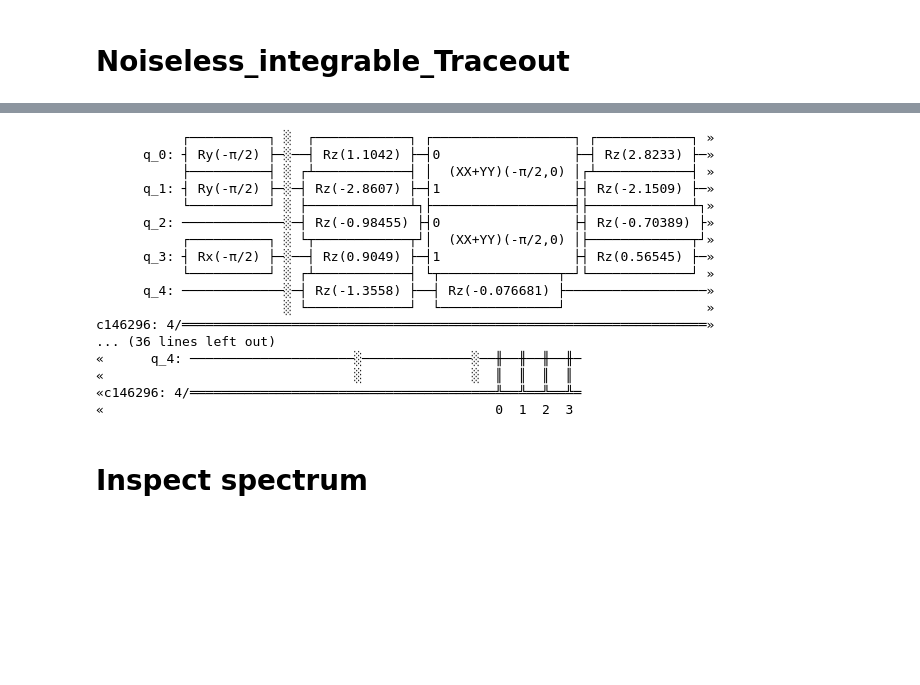
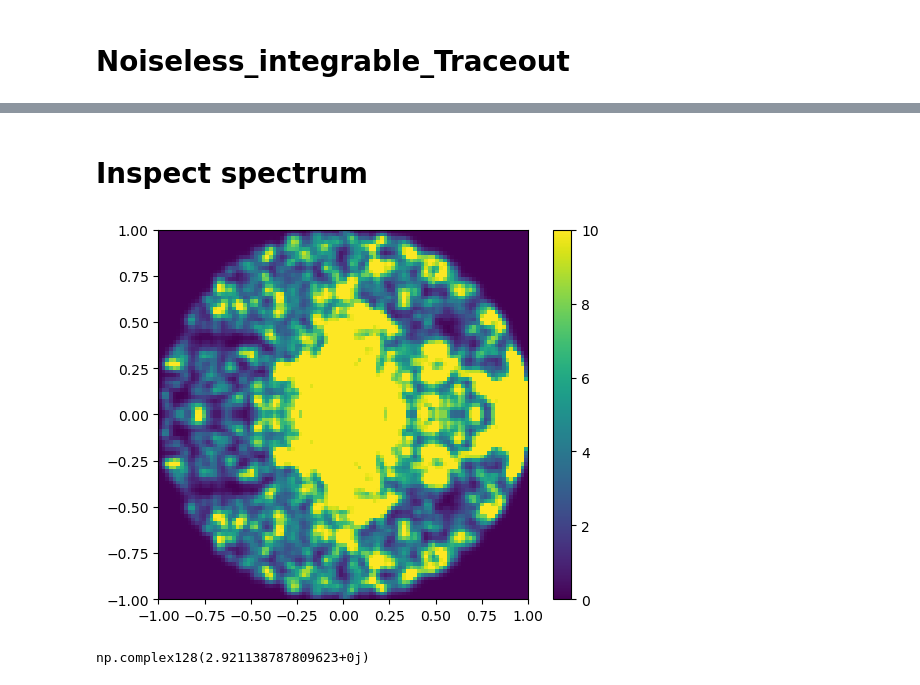
Before and after one commit to KristianWold/eddqc, a Jupyter notebook: analysis/experiments/tomography_addendum/test.ipynb, the cells around one changed output, grey strips where cells are left out. Drawn from its saved outputs; the diff is of its cells as text; code cells hidden in the pictures; blank space fills up the shorter version.

```diff
--- a/analysis/experiments/tomography_addendum/test.ipynb
+++ b/analysis/experiments/tomography_addendum/test.ipynb
@@ -102,23 +30,3 @@ for i in range(reps):
-# %%
-print(circuit_map_list[0])
-# %% [output]
-           ┌──────────┐ ░  ┌────────────┐ ┌──────────────────┐ ┌────────────┐ »
-      q_0: ┤ Ry(-π/2) ├─░──┤ Rz(1.1042) ├─┤0                 ├─┤ Rz(2.8233) ├─»
-           ├──────────┤ ░ ┌┴────────────┤ │  (XX+YY)(-π/2,0) │┌┴────────────┤ »
-      q_1: ┤ Ry(-π/2) ├─░─┤ Rz(-2.8607) ├─┤1                 ├┤ Rz(-2.1509) ├─»
-           └──────────┘ ░ ├─────────────┴┐├──────────────────┤├─────────────┴┐»
-      q_2: ─────────────░─┤ Rz(-0.98455) ├┤0                 ├┤ Rz(-0.70389) ├»
-           ┌──────────┐ ░ └┬────────────┬┘│  (XX+YY)(-π/2,0) │├─────────────┬┘»
-      q_3: ┤ Rx(-π/2) ├─░──┤ Rz(0.9049) ├─┤1                 ├┤ Rz(0.56545) ├─»
-           └──────────┘ ░ ┌┴────────────┤ └┬───────────────┬─┘└─────────────┘ »
-      q_4: ─────────────░─┤ Rz(-1.3558) ├──┤ Rz(-0.076681) ├──────────────────»
-                        ░ └─────────────┘  └───────────────┘                  »
-c146296: 4/═══════════════════════════════════════════════════════════════════»
-... (36 lines left out)
-«      q_4: ─────────────────────░──────────────░──╫──╫──╫──╫─
-«                                ░              ░  ║  ║  ║  ║
-«c146296: 4/═══════════════════════════════════════╩══╩══╩══╩═
-«                                                  0  1  2  3
 # %% [markdown]
 # Inspect spectrum
 # %%
@@ -166,0 +88,16 @@ for i in range(10):
+# %%
+csr = Spectrum(csr_list)
+csr_coat = coat_spectrum(csr, sigma=0.02)
+
+plt.imshow(csr_coat, extent=[-1,1,-1,1]
+           , vmax=10,
+           )
+# colobar with cutoff
+plt.colorbar()
+plt.show()
+# %% [output]
+[figure, added]
+# %%
+vec_R[:,4].conj() @ vec_R[:,4]
+# %% [output]
+np.complex128(2.921138787809623+0j)
```
Also changed, not shown: parts of 18 cells of this notebook, 33 other files.
